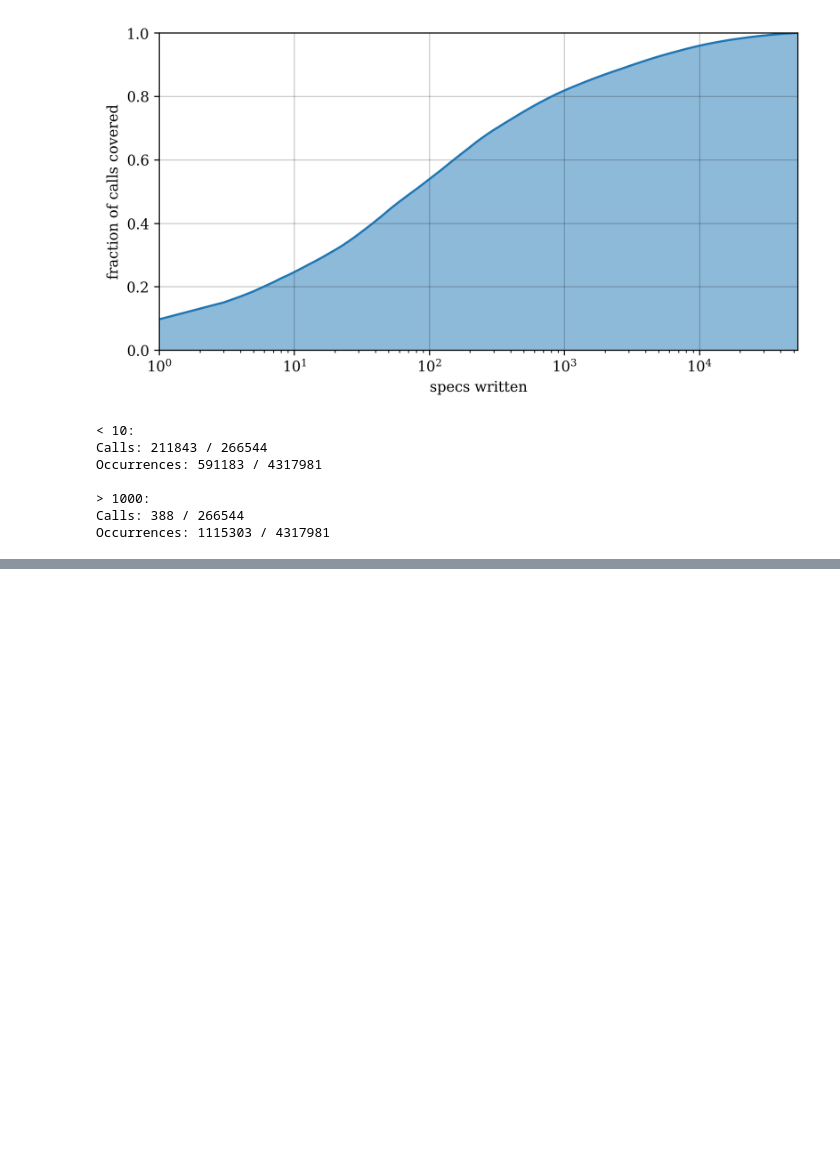
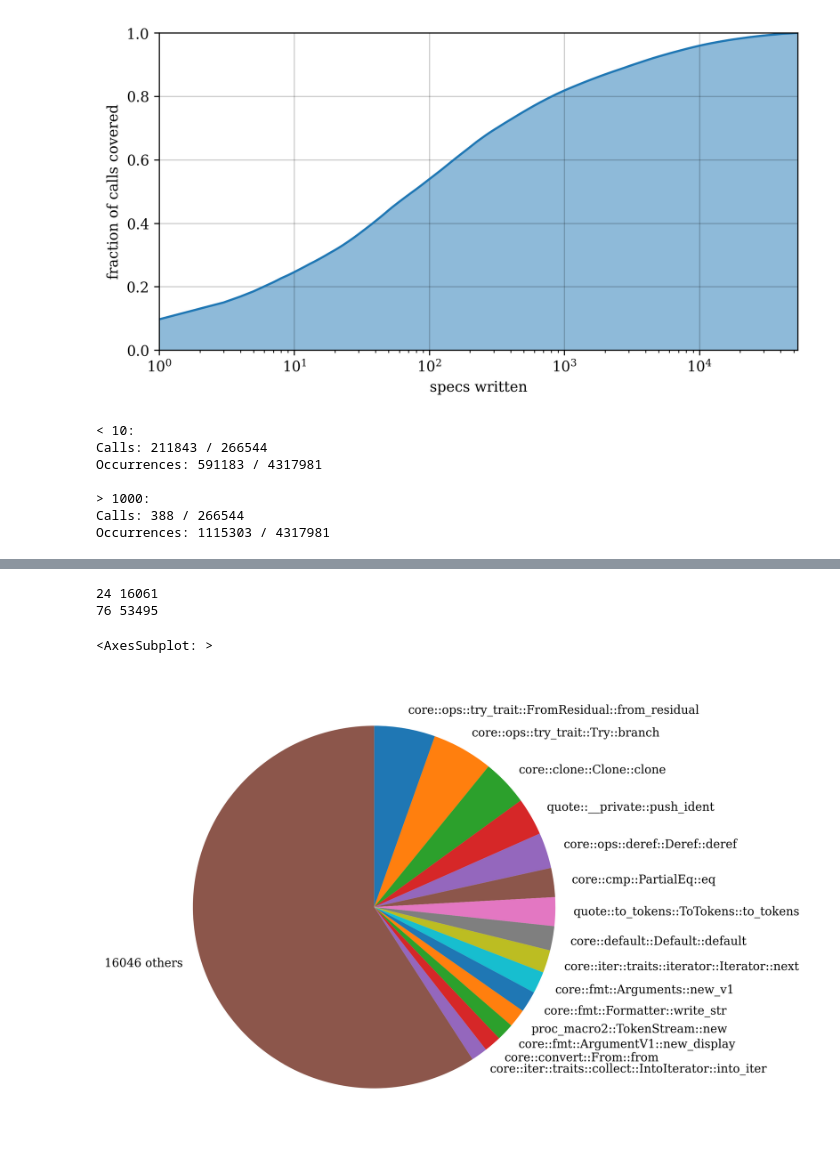
Before and after one commit to juliand665/qrates-eval, a Jupyter notebook: reports/call_target.ipynb, the cells around one changed output, grey strips where cells are left out. Drawn from its saved outputs; the diff is of its cells as text; code cells hidden in the pictures; blank space fills up the shorter version.

```diff
--- a/reports/call_target.ipynb
+++ b/reports/call_target.ipynb
@@ -438,0 +476,3 @@ crates = all_call_targets.map(lambda s: s.split('.', 1)[0])
+# %%
+by_target = sum_counts(all_calls, ['target', 'target_crate'])
+by_target
@@ -438,0 +498,16 @@ crates = all_call_targets.map(lambda s: s.split('.', 1)[0])
+# %%
+cumulative_by_target = by_target.copy()
+compute_totals(cumulative_by_target)
+print(len(cumulative_by_target[cumulative_by_target["total"] < 0.5]), len(cumulative_by_target))
+print(len(cumulative_counts[cumulative_counts["total"] < 0.5]), len(cumulative_counts))
+# %% [output]
+24 16061
+76 53495
+# %%
+top_usage_counts = by_target.copy()
+top_usage_counts.set_index('target', inplace=True)
+cut_off_after_top(15, top_usage_counts)
+top_usage_counts.plot(kind='pie', y='count', startangle=90, counterclock=False, rotatelabels=False, legend=False, ylabel='', figsize=(100, 7))
+# %% [output]
+<AxesSubplot: >
+[figure, added]
```
Also changed, not shown: parts of 26 cells of this notebook.
